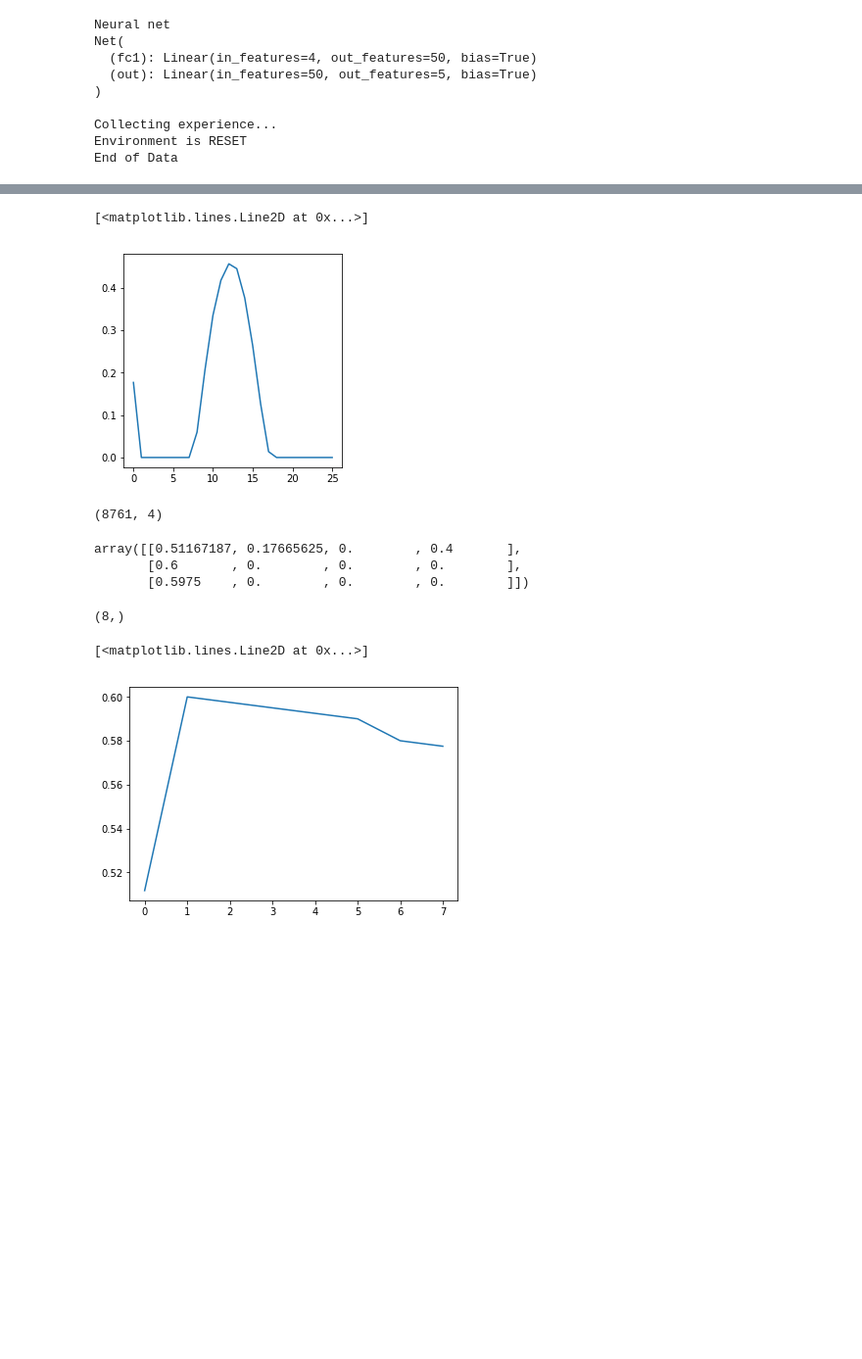
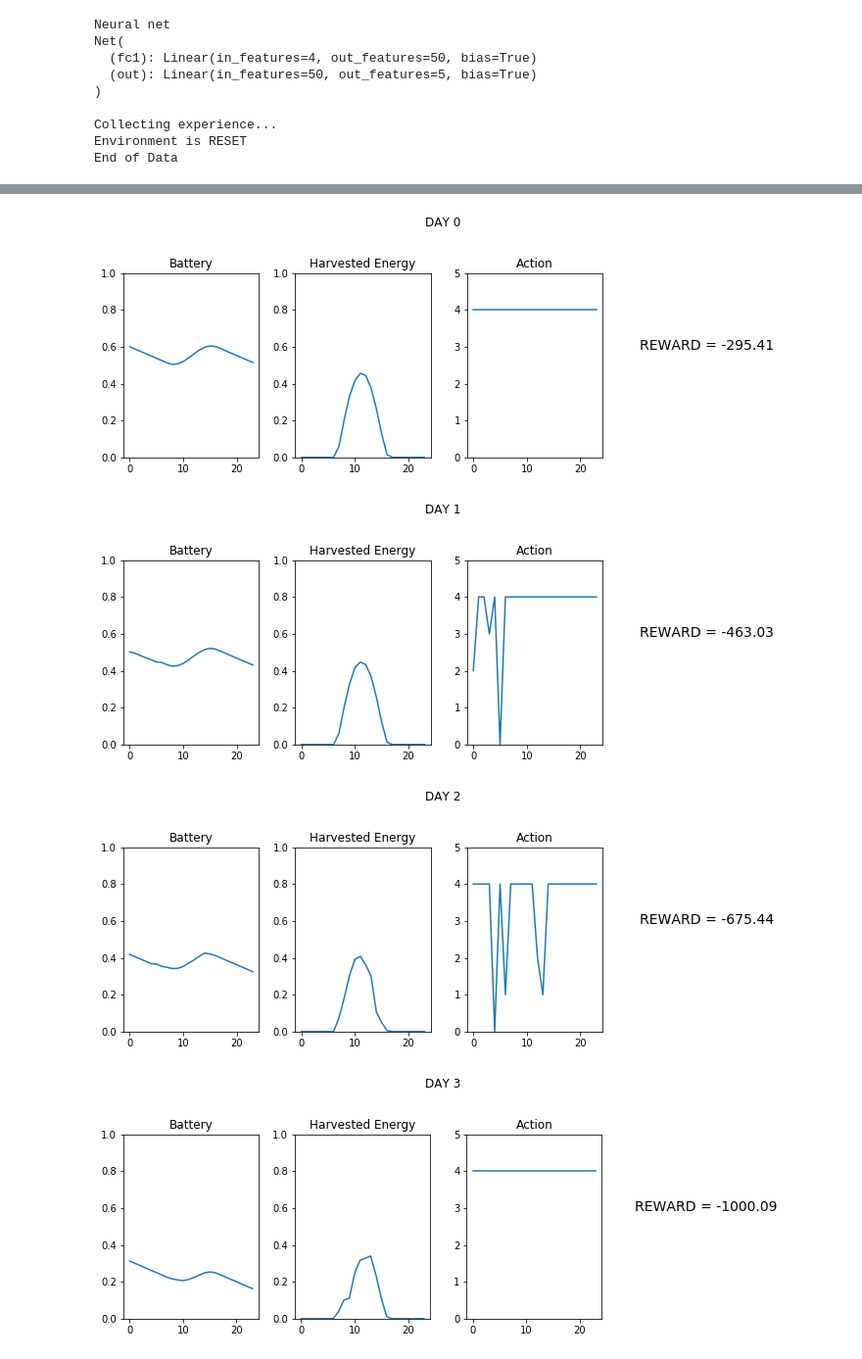
Before and after one commit to 5mali/eno_sarsa, a Jupyter notebook: deepq/deepq.ipynb, the cells around one changed output, grey strips where cells are left out. Shown: that part at 98% size. Cells and saved outputs as stored; diff of their text form; code cells hidden in the pictures; blank space fills up the shorter version.

Commit message:
Plot code for DQN

```diff
--- a/deepq/deepq.ipynb
+++ b/deepq/deepq.ipynb
@@ -268,3 +267,5 @@ Net(
 Collecting experience...
 Environment is RESET
 End of Data
+# %%
+record = np.delete(record, 0, 0) #remove the first row which is garbage
@@ -271,20 +282,2 @@ End of Data
 # %%
 TIME_AXIS = np.arange(0,eno.TIME_STEPS)
-# %%
-fig = plt.figure(figsize=(4,4))
-
-ax1 = fig.add_subplot(111)
-ax1.plot(record[0:26,1])
-# %% [output]
-[<matplotlib.lines.Line2D at 0x...>]
-[figure, removed]
-# %%
-record.shape
-# %% [output]
-(8761, 4)
-# %%
-record[:3]
-# %% [output]
-array([[0.51167187, 0.17665625, 0.        , 0.4       ],
-       [0.6       , 0.        , 0.        , 0.        ],
-       [0.5975    , 0.        , 0.        , 0.        ]])
@@ -293,9 +284,36 @@ ba = record[0:8,0]
-# %%
-ba.shape
-# %% [output]
-(8,)
-# %%
-plt.plot(ba)
-# %% [output]
-[<matplotlib.lines.Line2D at 0x...>]
-[figure, removed]
+# %%
+for DAY in range(10):
+    START = DAY*24
+    END = START+24
+
+    fig = plt.figure(figsize=(10,4))
+    st = fig.suptitle("DAY %s" %(DAY))
+
+    ax1 = fig.add_subplot(141)
+    ax1.plot(record[START:END,0])
+    ax1.set_title("Battery")
+    ax1.set_ylim([0,1])
+
+    ax2 = fig.add_subplot(142)
+    ax2.plot(record[START:END,1])
+    ax2.set_title("Harvested Energy")
+    ax2.set_ylim([0,1])
+
+    ax3 = fig.add_subplot(144)
+    ax3.axis('off')
+    plt.text(0.5, 0.5, "REWARD = %.2f\n" %(record[END,2]),fontsize=14, ha='center')
+
+    ax4 = fig.add_subplot(143)
+    ax4.plot(record[START:END,3])
+    ax4.set_title("Action")
+    ax4.set_ylim([0,5])
+
+    fig.tight_layout()
+    st.set_y(0.95)
+    fig.subplots_adjust(top=0.75)
+    plt.show()
+# %% [output]
+[figure, added]
+[figure, added]
+[figure, added]
+[figure, added]
```
Also changed, not shown: parts of 5 cells of this notebook.
